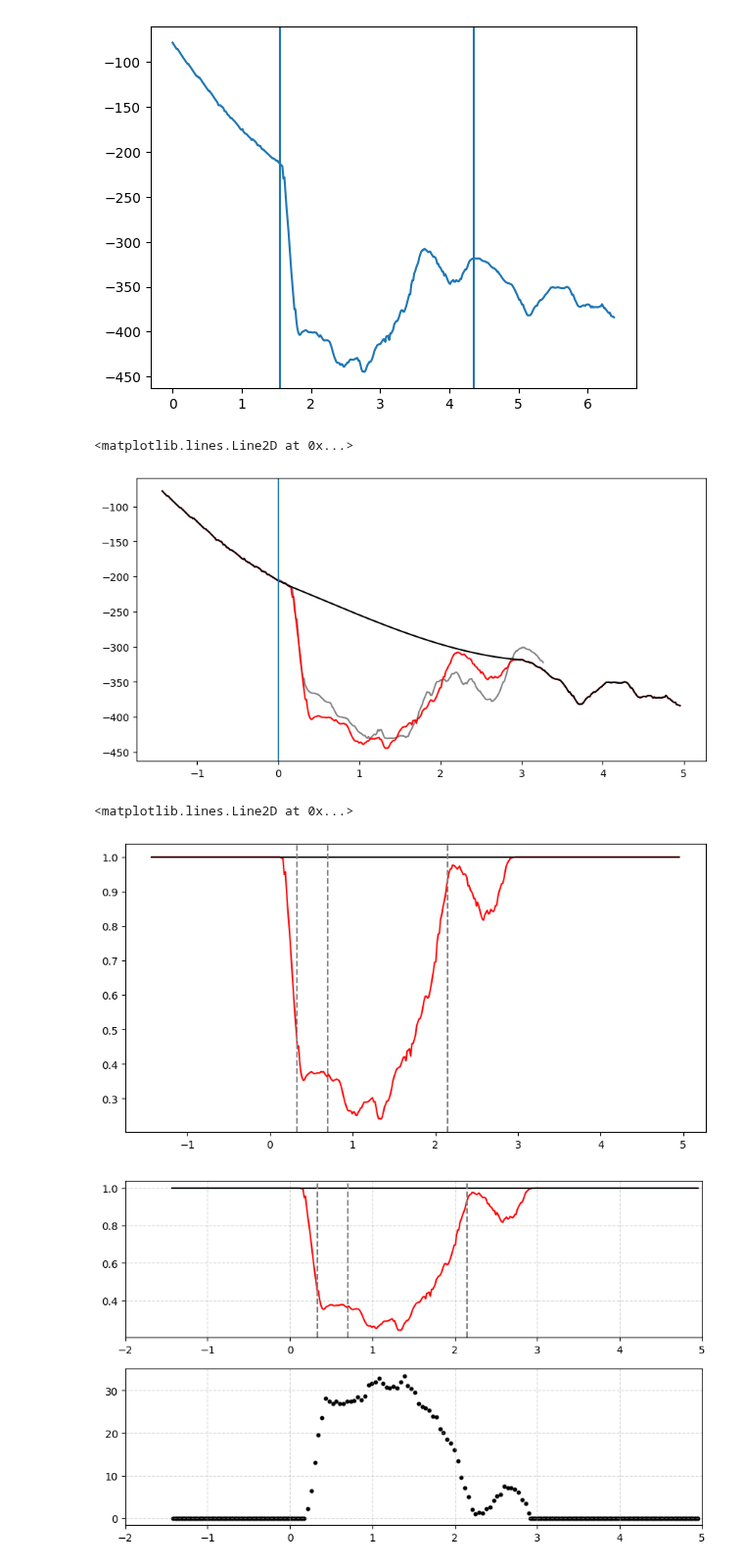
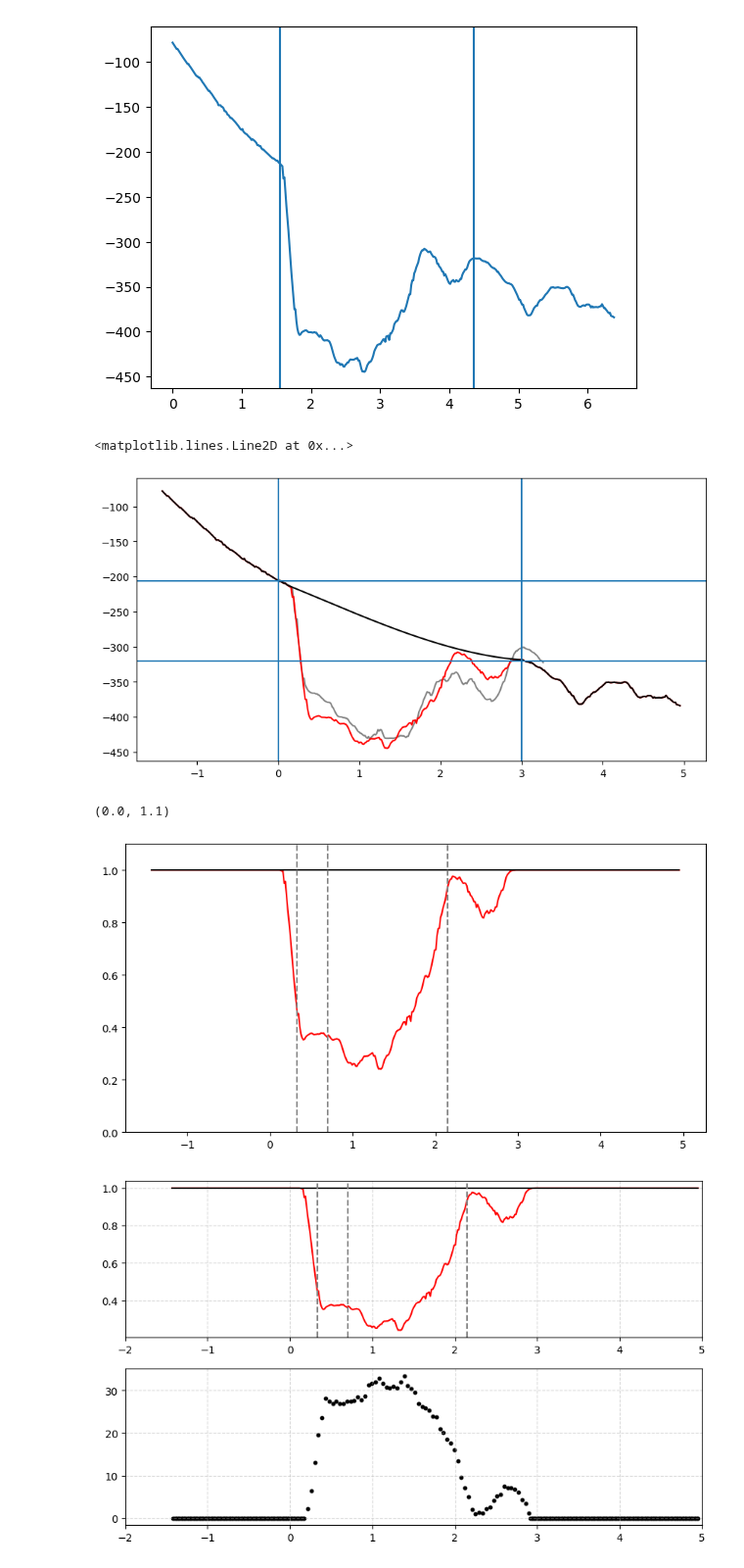
Before and after one commit to lsperezm/Martian_Icy_Scarps, a Jupyter notebook: Code/New_Scarps.ipynb, the cells around one changed output. Shown at 98% size. Saved outputs shown, nothing was run; the diff lists cells and outputs as text; code cells hidden in the pictures.

```diff
--- a/Code/New_Scarps.ipynb
+++ b/Code/New_Scarps.ipynb
@@ -1445,21 +1451,24 @@ ax.plot(distS5_b1, elevationS5_b1+25, color='gray', linewidth=1.5)
 ax.plot(distS5_cont-1.43, elevationS5_cont, color='red', linewidth=1.5)
 ax.plot(distS5_cont-1.43,continuum_S5,color='black')
 ax.axvline(x=0)
+ax.axvline(x=3)
+ax.axhline(y=-206)
+ax.axhline(y=-320)
 #ax.set_ylim(2150,2950)
 # %% [output]
 <matplotlib.lines.Line2D at 0x...>
-[figure, old version]
+[figure, new version]
 # %%
 fig,ax = plt.subplots( figsize=(10, 5))
 ax.plot(distS5_cont-1.43, (elevationS5_cont+500)/(continuum_S5+500), color='red', linewidth=1.5)
 ax.plot(distS5_cont-1.43,(continuum_S5+500)/(continuum_S5+500),color='black')
 ax.axvline(x=0.33,linestyle='--',color='gray')
 ax.axvline(x=0.7,linestyle='--',color='gray')
 ax.axvline(x=2.15,linestyle='--',color='gray')
-#ax.set_ylim(0.9,1.05)
+ax.set_ylim(0.,1.1)
 # %% [output]
-<matplotlib.lines.Line2D at 0x...>
+(0.0, 1.1)
-[figure, old version]
+[figure, new version]
 # %%
 areaS5_norm,locS5_norm= AreaCalc(3,(elevationS5_cont+500)/(continuum_S5+500),(continuum_S5+500)/(continuum_S5+500),distS5_cont-1.43)
 # %%
```
Also changed, not shown: parts of 37 cells of this notebook, 42 other files.
